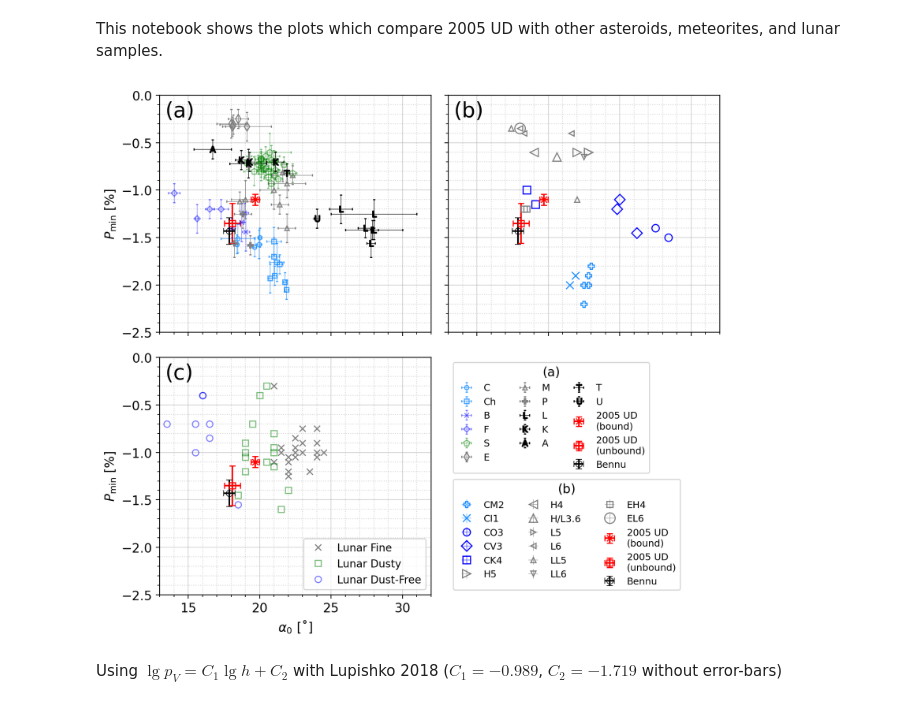
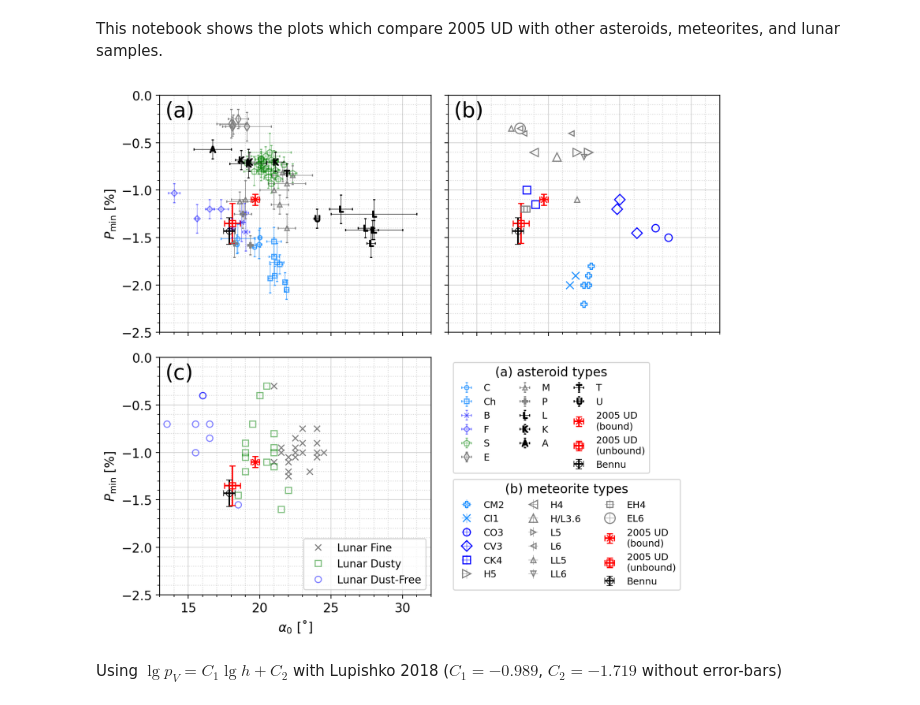
Before and after one commit to ysBach/IshiguroM_etal_155140_2005UD, a Jupyter notebook: polarimetry/Comparison_with_others.ipynb, the cells around one changed output. Drawn from its saved outputs; the diff is of its cells as text; code cells hidden in the pictures.

Commit message:
update figures

```diff
--- a/polarimetry/Comparison_with_others.ipynb
+++ b/polarimetry/Comparison_with_others.ipynb
@@ -140,36 +140,36 @@ for t, kw in kws_l.items():
     axl.plot(df[xval], df[yval], ls='', **kw, label=t)
 axl.legend(loc=4, fontsize=10)
 
 abc = ['(a)', '(b)', '(c)']
 for i, ax in enumerate([axa, axm, axl]):
     ax.errorbar(uddata[xval][0], uddata[yval][0], **udkw1,
                 xerr=uddata[f"{xval}_err"][0], yerr=uddata[f"{yval}_err"][0])
     ax.errorbar(uddata[xval][1], uddata[yval][1], **udkw2,
                 xerr=uddata[f"{xval}_err"][1], yerr=uddata[f"{yval}_err"][1])
     ax.errorbar(bennu[xval], bennu[yval], **bnkw,
                 xerr=bennu[f"{xval}_err"], yerr=bennu[f"{yval}_err"])
     ax.text(0.02, 0.91, abc[i], transform=ax.transAxes, fontsize=20)
 
 for aa in [_ax1, _ax2]:
     aa.axis('off')
     aa.errorbar(**nanpos, **udkw1, label="2005 UD\n(bound)")
     aa.errorbar(**nanpos, **udkw2, label="2005 UD\n(unbound)")
     aa.errorbar(**nanpos, **bnkw, label="Bennu")
 
 
 axa.set(ylabel=r"$P_\mathrm{min}$ [%]", ylim=(-2.5, 0), xlim=(13, 32))
 axl.set(ylabel=r"$P_\mathrm{min}$ [%]", xlabel=r"$\alpha_0$ [˚]")
-_ax1.legend(loc=2, ncol=3, fontsize=9, title="(a)")
-_ax2.legend(loc=3, ncol=3, fontsize=9, title="(b)")
+_ax1.legend(loc=2, ncol=3, fontsize=9, title="(a) asteroid types")
+_ax2.legend(loc=3, ncol=3, fontsize=9, title="(b) meteorite types")
 
 yvu.linticker([axa, axm, axl], xmajlockws=5, xminlockws=1, ymajlockws=0.5, yminlockws=0.1)
 plt.tight_layout()
 fig.align_ylabels(axs)
 fig.align_xlabels(axs)
 plt.savefig(FIGDIR/"a0-Pmin.pdf")
 plt.show()
 # %% [output]
-[figure, old version]
+[figure, new version]
 # %% [markdown]
 Using $\lg p_V = C_1 \lg h + C_2$ with Lupishko 2018 ($C_1 = -0.989$, $C_2 = -1.719$ without error-bars)
 # %%
```
